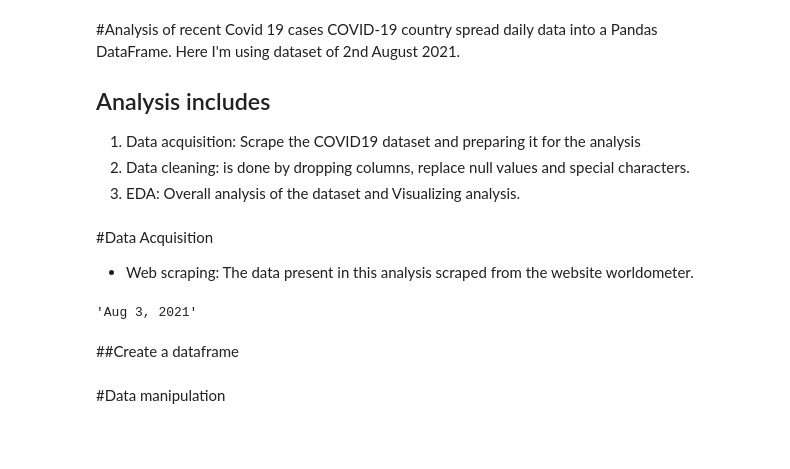
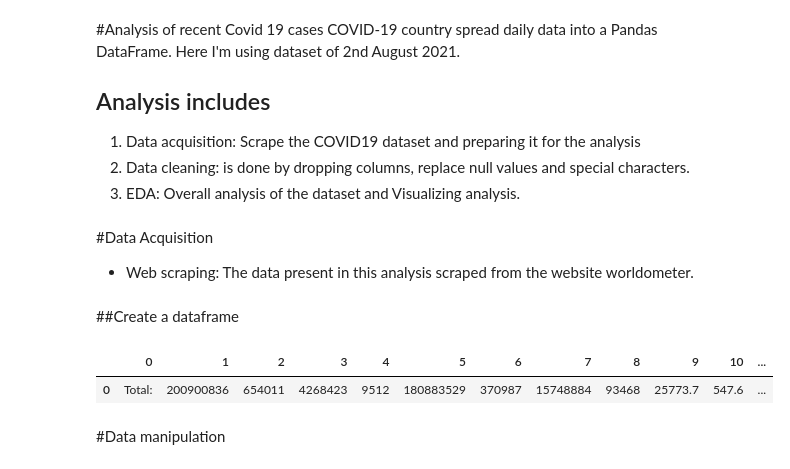
Before and after one commit to sonia-an/COVID-19, a Jupyter notebook: Covid_19_Analysis_2nd_Aug_2021.ipynb, the cells around one changed output. Cells and saved outputs as stored; diff of their text form; code cells hidden in the pictures; blank space fills up the shorter version.

```diff
--- a/Covid_19_Analysis_2nd_Aug_2021.ipynb
+++ b/Covid_19_Analysis_2nd_Aug_2021.ipynb
@@ -28,12 +28,6 @@ import plotly.express as px
 url='https://www.worldometers.info/coronavirus/#countries'
 req=requests.get(url)
 soup=BeautifulSoup(req.text,'html')
-# %%
-today=datetime.now()
-today_str="%s %d, %d" %(date.today().strftime("%b"),today.day,today.year)
-today_str
-# %% [output]
-'Aug 3, 2021'
 # %%
 table=soup.findAll("table",{"id":"main_table_countries_today"})
 containers=table[0].findAll("tr",{"style":""})
@@ -67,6 +61,10 @@ all_data.append(country_data)
 # %%
 # Create the dataframe
 data=pd.DataFrame(all_data)
+data.head()
+# %% [output]
+|  | 0 | 1 | 2 | 3 | 4 | 5 | 6 | 7 | 8 | 9 | 10 | ... |
+| 0 | Total: | 200900836 | 654011 | 4268423 | 9512 | 180883529 | 370987 | 15748884 | 93468 | 25773.7 | 547.6 | ... |
 # %% [markdown]
 #Data manipulation
 # %% [markdown]
```
Also changed, not shown: parts of 10 cells of this notebook.
